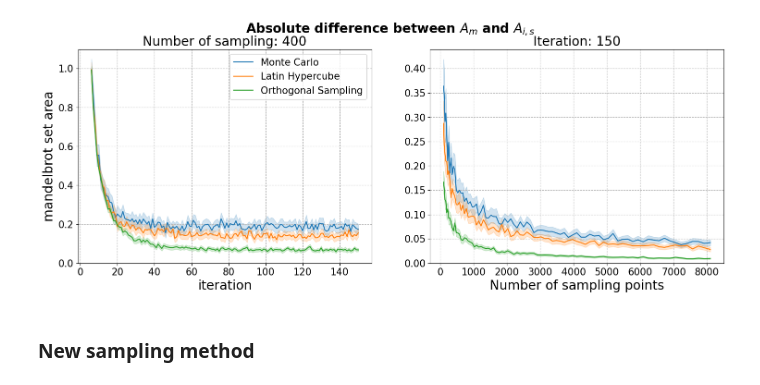
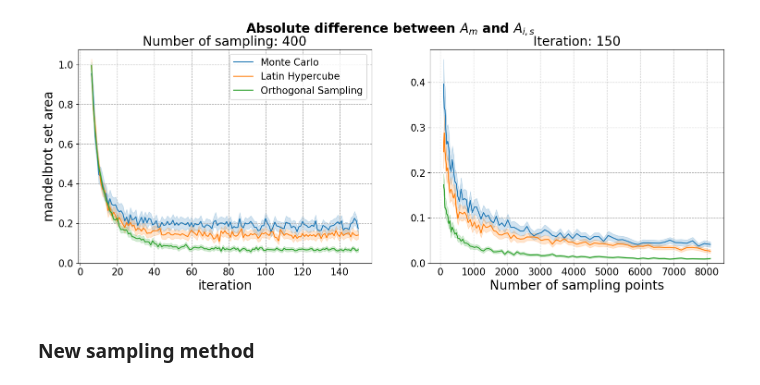
Before and after one commit to Alex-notmyname/Stochastic_simulation, a Jupyter notebook: Assignment_1/Plots.ipynb, the cells around one changed output. Drawn from its saved outputs; the diff is of its cells as text; code cells hidden in the pictures.

```diff
--- a/Assignment_1/Plots.ipynb
+++ b/Assignment_1/Plots.ipynb
@@ -38,39 +38,41 @@ df_s_MC = df_s[(df_s.s_method == 'Monte Carlo') | (df_s.s_method == 'Circular Mo
 # %%
-df_i = df_i[df_i.s_method != 'Circular Monte Carlo']
-df_s = df_s[df_s.s_method != 'Circular Monte Carlo']
+df_i = df_i[(df_i.s_method == 'Monte Carlo') | (df_i.s_method == 'Latin Hypercube') \
+     | (df_i.s_method == 'Orthogonal Sampling')]
+df_s = df_s[(df_s.s_method == 'Monte Carlo') | (df_s.s_method == 'Latin Hypercube') \
+     | (df_s.s_method == 'Orthogonal Sampling')]
 # %%
 '''Without RuntimeWarning handling'''
 
 plt.rcParams['figure.figsize'] = (18, 6)
 fig1, ax1 = plt.subplots(1, 2)
 
-sns.lineplot(data=df_i, x='iteration', y='abs_diff', hue='s_method', errorbar='ci', ax=ax1[0])
+sns.lineplot(data=df_s, x='iteration', y='abs_diff', hue='s_method', errorbar='ci', ax=ax1[0])
 sns.lineplot(data=df_s, x='num_s', y='abs_diff', hue='s_method', errorbar='ci', ax=ax1[1])
 
 # ax1[0].plot(np.arange(6, 151), np.repeat([Am], 145), 'k-.', label=r'$A_M$', zorder=6)
 # ax1[1].plot(np.arange(0, 90**2), np.repeat([Am], 90**2), 'k-.', label=r'$A_M$', zorder=4)
 
 fig1.suptitle(r'Absolute difference between $A_m$ and $A_{i,s}$', fontsize=20, fontweight='bold')
 
 ax1[0].set_title('Number of sampling: 400', fontsize=20)
 ax1[0].set_ylim(bottom=0)
 ax1[0].set_xlabel('iteration', fontsize=20)
 ax1[0].set_ylabel('mandelbrot set area', fontsize=20)
 ax1[0].tick_params(axis='both', which='major', labelsize=15)
 ax1[0].legend(fontsize=15)
 ax1[0].grid(linestyle='--')
 
 ax1[1].set_title('Iteration: 150', fontsize=20)
 ax1[1].set_ylim(bottom=0)
 ax1[1].set_xlabel('Number of sampling points', fontsize=20)
 ax1[1].set_ylabel('')
 ax1[1].tick_params(axis='both', which='major', labelsize=15)
 ax1[1].get_legend().remove()
 ax1[1].grid(linestyle='--')
 
 plt.show()
 # %% [output]
-[figure, old version]
+[figure, new version]
 # %%
 # '''
 # Note the figure in this block is generated with RuntimeWarning handling,
```
Also changed, not shown: parts of 10 cells of this notebook, 5 other files.
